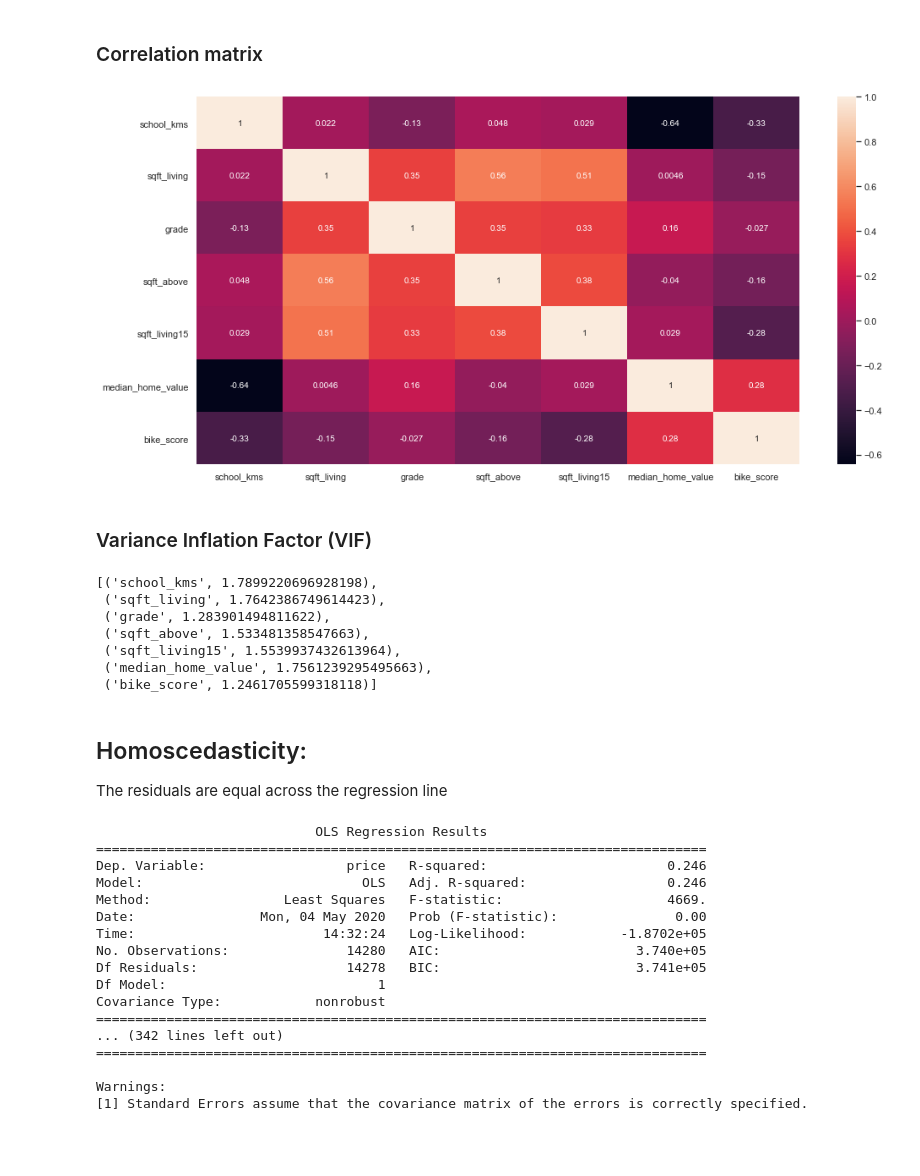
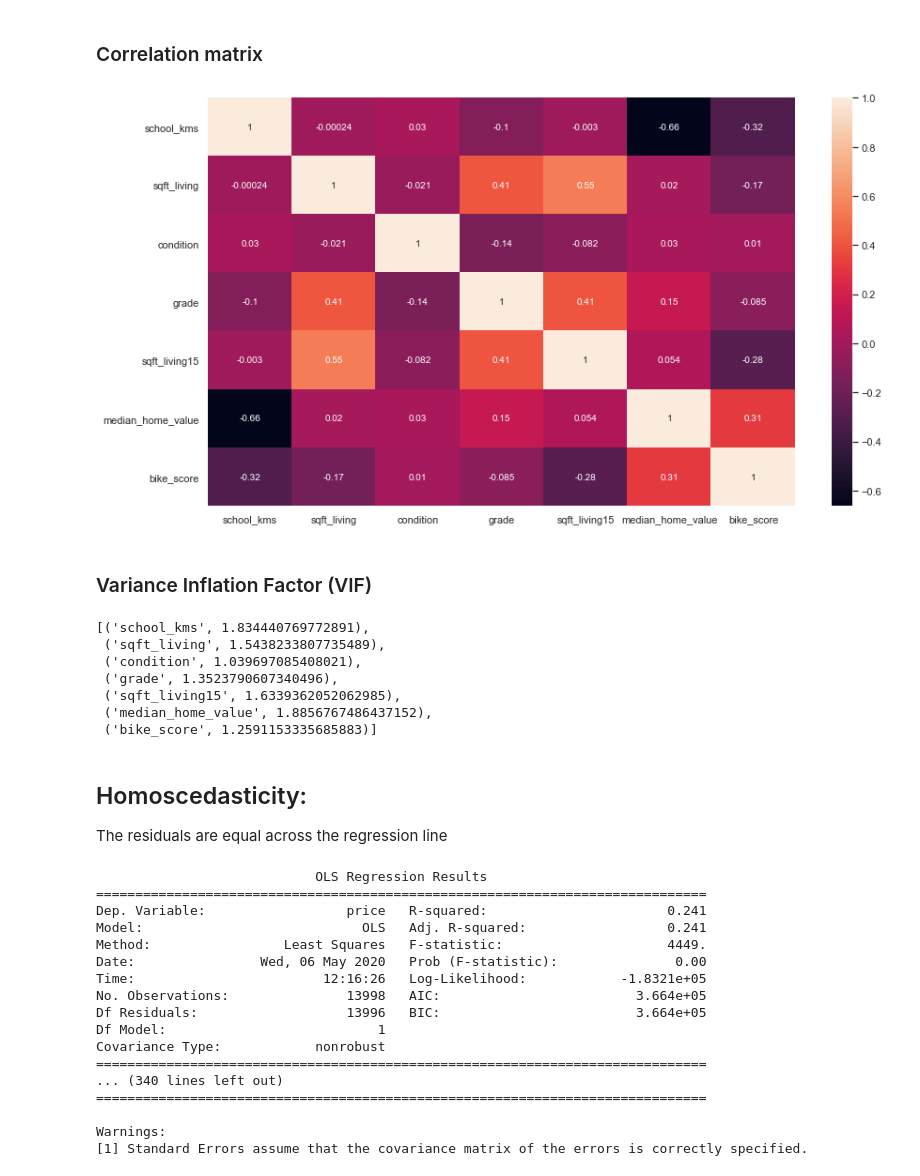
Before and after one commit to Jesse989/home-price-predictions, a Jupyter notebook: notebooks/modeling.ipynb, the cells around one changed output. Cells and saved outputs as stored; diff of their text form; code cells hidden in the pictures; blank space fills up the shorter version.

```diff
--- a/notebooks/modeling.ipynb
+++ b/notebooks/modeling.ipynb
@@ -56,9 +56,10 @@ memory usage: 2.8 MB
 # %%
 # dropping any columns that do not show a linear relationship
 to_check = df.drop(
-    ['id','price', 'lat', 'long', 'sqft_basement', 'school_mins', 'median_household_income',
-     'yr_built','sqft_lot', 'sqft_lot15', 'condition', 'walk_score', 'floors', 'bedrooms', 'view',
-     'transit_score', 'zipcode', 'bathrooms'], axis=1).columns
+    ['bathrooms', 'bedrooms', 'floors', 'id', 'lat', 'long',
+     'median_household_income', 'price', 'school_mins', 'sqft_above',
+     'sqft_basement', 'sqft_lot', 'sqft_lot15', 'transit_score',
+     'view', 'walk_score', 'yr_built', 'zipcode'], axis=1).columns
 # %%
 df[to_check].dtypes
 # %% [output]
@@ -127,7 +129,7 @@ df[to_check].hist(figsize=(12, 8));
 # %%
 from sklearn.preprocessing import QuantileTransformer
 qt = QuantileTransformer(output_distribution='normal')
-to_transform= ['bike_score', 'bedrooms', 'median_household_income', 'median_home_value', 'school_kms', 'grade',
-               'school_mins', 'sqft_above', 'sqft_living', 'sqft_living15', 'walk_score']
+to_transform= ['bike_score', 'bedrooms', 'bathrooms', 'median_household_income', 'median_home_value', 'school_kms', 'grade',
+               'school_mins', 'sqft_above', 'sqft_living', 'sqft_living15', 'walk_score', 'condition']
 df[to_transform] = qt.fit_transform(df[to_transform])
 # %%
@@ -141,5 +140,5 @@ df[to_check].hist(figsize=(12, 8));
 # %%
 #Finding a cutoff point
-for col in ['bike_score', 'grade', 'median_home_value', 'school_kms', 'sqft_above', 'sqft_living', 'sqft_living15']:
-    df = df[df[col].between(df[col].quantile(.07), df[col].quantile(.93))]
+for col in ['bathrooms', 'bike_score', 'walk_score', 'school_kms', 'condition', 'sqft_living', 'grade', 'sqft_above', 'sqft_living15', 'median_household_income', 'median_home_value']:
+    df = df[df[col].between(df[col].quantile(.05), df[col].quantile(.95))]
 # %%
@@ -198,10 +189,10 @@ Linear regression assumes that there is little or no multicollinearity in the da
 # %% [markdown]
 ### Correlation matrix
 # %%
-fig = plt.figure(figsize=(16, 8))
+fig = plt.figure(figsize=(14, 8))
 sns.heatmap(df[to_check].corr(), annot=True);
 # %% [output]
-[figure, old version]
+[figure, new version]
 # %% [markdown]
 ### Variance Inflation Factor (VIF)
 # %%
@@ -210,13 +201,13 @@ X = df[to_check]
 vif = [variance_inflation_factor(X.values, i) for i in range(X.shape[1])]
 list(zip(to_check, vif))
 # %% [output]
-[('school_kms', 1.7899220696928198),
- ('sqft_living', 1.7642386749614423),
- ('grade', 1.283901494811622),
- ('sqft_above', 1.533481358547663),
- ('sqft_living15', 1.5539937432613964),
- ('median_home_value', 1.7561239295495663),
- ('bike_score', 1.2461705599318118)]
+[('school_kms', 1.834440769772891),
+ ('sqft_living', 1.5438233807735489),
+ ('condition', 1.039697085408021),
+ ('grade', 1.3523790607340496),
+ ('sqft_living15', 1.6339362052062985),
+ ('median_home_value', 1.8856767486437152),
+ ('bike_score', 1.2591153335685883)]
 # %% [markdown]
 ## Homoscedasticity:
 The residuals are equal across the regression line
@@ -226,17 +217,17 @@ for i in range(len(model.sm_results)):
 # %% [output]
                             OLS Regression Results
 ==============================================================================
-Dep. Variable:                  price   R-squared:                       0.246
-Model:                            OLS   Adj. R-squared:                  0.246
-Method:                 Least Squares   F-statistic:                     4669.
-Date:                Mon, 04 May 2020   Prob (F-statistic):               0.00
-Time:                        14:32:24   Log-Likelihood:            -1.8702e+05
-No. Observations:               14280   AIC:                         3.740e+05
-Df Residuals:                   14278   BIC:                         3.741e+05
+Dep. Variable:                  price   R-squared:                       0.241
+Model:                            OLS   Adj. R-squared:                  0.241
+Method:                 Least Squares   F-statistic:                     4449.
+Date:                Wed, 06 May 2020   Prob (F-statistic):               0.00
+Time:                        12:16:26   Log-Likelihood:            -1.8321e+05
+No. Observations:               13998   AIC:                         3.664e+05
+Df Residuals:                   13996   BIC:                         3.664e+05
 Df Model:                           1
 Covariance Type:            nonrobust
 ==============================================================================
-... (342 lines left out)
+... (340 lines left out)
 ==============================================================================
 
 Warnings:
```
Also changed, not shown: parts of 35 cells of this notebook, 8 other files.
